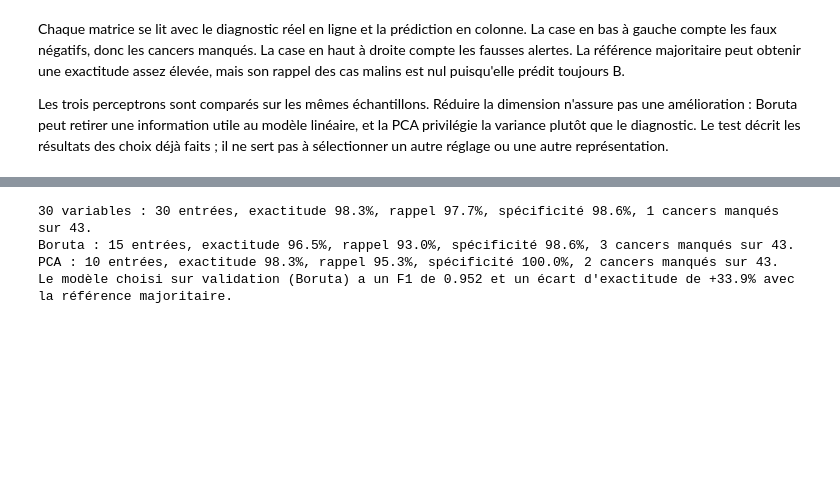
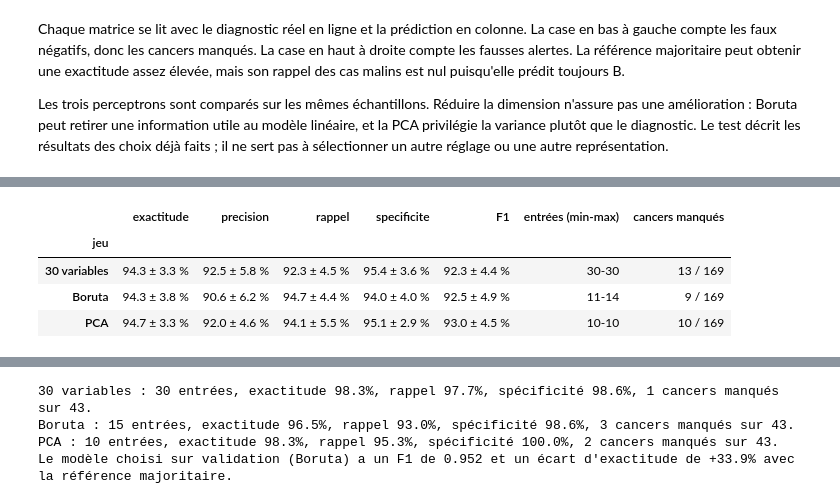
Before and after one commit to kylliann-larcher/building-perceptron, a Jupyter notebook: analyse_exploratoire.ipynb, the cells around one changed output, grey strips where cells are left out. Cells and saved outputs as stored; diff of their text form; code cells hidden in the pictures; blank space fills up the shorter version.

```diff
--- a/analyse_exploratoire.ipynb
+++ b/analyse_exploratoire.ipynb
@@ -732,0 +744,86 @@ Les trois perceptrons sont comparés sur les mêmes échantillons. Réduire la d
+# %%
+from sklearn.model_selection import StratifiedKFold
+
+
+def selection_boruta(X_brut, y, noms, graine=42, seuil=0.90):
+    """Boruta puis filtre de corrélation, appris uniquement sur les données reçues."""
+    foret = RandomForestClassifier(max_depth=5, random_state=graine, n_jobs=-1)
+    selecteur = BorutaPy(foret, n_estimators='auto', max_iter=100, random_state=graine)
+    selecteur.fit(X_brut, y)
+    confirmees = [nom for nom, garde in zip(noms, selecteur.support_) if garde]
+    tableau = pd.DataFrame(X_brut, columns=noms)[confirmees]
+    foret_importance = RandomForestClassifier(n_estimators=300, random_state=graine, n_jobs=-1)
+    foret_importance.fit(tableau, y)
+    ordre = pd.Series(foret_importance.feature_importances_, index=confirmees)
+    ordre = ordre.sort_values(ascending=False, kind='stable').index
+    correlations_pli = tableau.corr().abs()
+    gardees = []
+    for variable in ordre:
+        if all(correlations_pli.loc[variable, gardee] <= seuil for gardee in gardees):
+            gardees.append(variable)
+    return [noms.index(nom) for nom in gardees]
+
+
+def metriques(y_vrai, y_predit):
+    vn, fp, fn, vp = confusion_matrix(y_vrai, y_predit, labels=[0, 1]).ravel()
+    return {
+        'exactitude': accuracy_score(y_vrai, y_predit),
+        'precision': precision_score(y_vrai, y_predit, zero_division=0),
+        'rappel': recall_score(y_vrai, y_predit, zero_division=0),
+        'specificite': vn / (vn + fp),
+        'F1': f1_score(y_vrai, y_predit, zero_division=0),
+        'cancers_manques': int(fn),
+        'cancers': int(fn + vp)
+    }
+
+
+X_dev = np.vstack([X_train, X_val])
+y_dev = np.concatenate([y_train, y_val])
+plis = StratifiedKFold(n_splits=5, shuffle=True, random_state=42)
+
+resultats_cv = []
+for numero, (indices_app, indices_eval) in enumerate(plis.split(X_dev, y_dev), start=1):
+    X_app, X_eval = X_dev[indices_app], X_dev[indices_eval]
+    y_app, y_eval = y_dev[indices_app], y_dev[indices_eval]
+
+    # Standardisation apprise sur la partie d'apprentissage du pli
+    moyennes_pli = X_app.mean(axis=0)
+    ecarts_pli = X_app.std(axis=0)
+    ecarts_pli[ecarts_pli == 0] = 1
+    X_app_std = (X_app - moyennes_pli) / ecarts_pli
+    X_eval_std = (X_eval - moyennes_pli) / ecarts_pli
+
+    # Boruta et PCA réappris dans le pli
+    indices_boruta_pli = selection_boruta(X_app, y_app, noms_features)
+    pca_pli = PCA(svd_solver='full').fit(X_app_std)
+    k = int(np.searchsorted(np.cumsum(pca_pli.explained_variance_ratio_), 0.95) + 1)
+
+    jeux_pli = {
+        '30 variables': (X_app_std, X_eval_std),
+        'Boruta': (X_app_std[:, indices_boruta_pli], X_eval_std[:, indices_boruta_pli]),
+        'PCA': (pca_pli.transform(X_app_std)[:, :k], pca_pli.transform(X_eval_std)[:, :k])
+    }
+    for nom, (entrees_app, entrees_eval) in jeux_pli.items():
+        reglages = comparaison_validation.loc[nom]
+        modele = Perceptron(lr=float(reglages['lr']), n_epochs=int(reglages['n_epochs']))
+        modele.fit(entrees_app, y_app)
+        resultats_cv.append({'pli': numero, 'jeu': nom, 'dimensions': entrees_app.shape[1],
+                             **metriques(y_eval, modele.predict(entrees_eval))})
+
+resultats_cv = pd.DataFrame(resultats_cv)
+ordre_jeux = ['30 variables', 'Boruta', 'PCA']
+colonnes = ['exactitude', 'precision', 'rappel', 'specificite', 'F1']
+
+moyennes_cv = resultats_cv.groupby('jeu')[colonnes].mean().reindex(ordre_jeux)
+ecarts_cv = resultats_cv.groupby('jeu')[colonnes].std().reindex(ordre_jeux)
+resume_cv = (moyennes_cv * 100).round(1).astype(str) + ' ± ' + (ecarts_cv * 100).round(1).astype(str) + ' %'
+resume_cv['entrées (min-max)'] = resultats_cv.groupby('jeu')['dimensions'].agg(
+    lambda d: f'{d.min()}-{d.max()}').reindex(ordre_jeux)
+resume_cv['cancers manqués'] = resultats_cv.groupby('jeu').apply(
+    lambda g: f"{g['cancers_manques'].sum()} / {g['cancers'].sum()}", include_groups=False).reindex(ordre_jeux)
+
+print('Moyenne ± écart-type sur les 5 plis :')
+display(resume_cv)
+print('Détail par pli :')
+display(resultats_cv.pivot(index='pli', columns='jeu', values='rappel')[ordre_jeux].round(3))
+# %% [output]
@@ -732,0 +831,5 @@ Les trois perceptrons sont comparés sur les mêmes échantillons. Réduire la d
+|  | exactitude | precision | rappel | specificite | F1 | entrées (min-max) | cancers manqués |
+| jeu |  |  |  |  |  |  |  |
+| 30 variables | 94.3 ± 3.3 % | 92.5 ± 5.8 % | 92.3 ± 4.5 % | 95.4 ± 3.6 % | 92.3 ± 4.4 % | 30-30 | 13 / 169 |
+| Boruta | 94.3 ± 3.8 % | 90.6 ± 6.2 % | 94.7 ± 4.4 % | 94.0 ± 4.0 % | 92.5 ± 4.9 % | 11-14 | 9 / 169 |
+| PCA | 94.7 ± 3.3 % | 92.0 ± 4.6 % | 94.1 ± 5.5 % | 95.1 ± 2.9 % | 93.0 ± 4.5 % | 10-10 | 10 / 169 |
```
Also changed, not shown: parts of 7 cells of this notebook, 1 other file.
